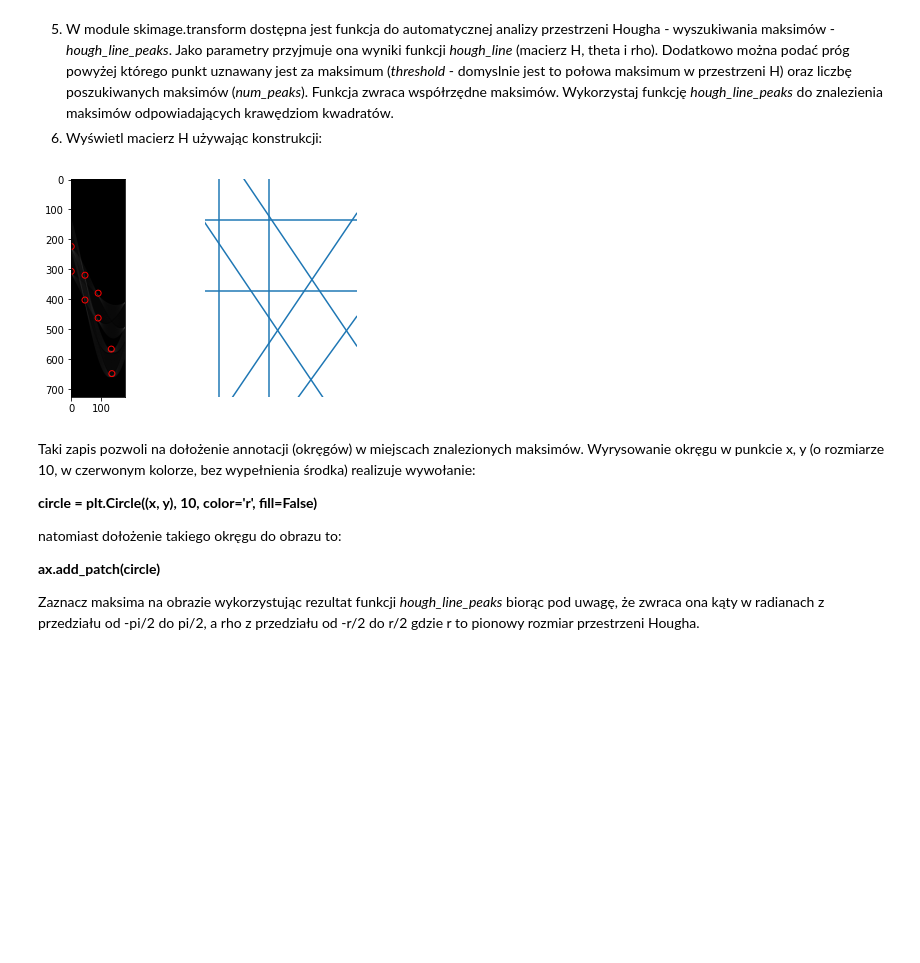
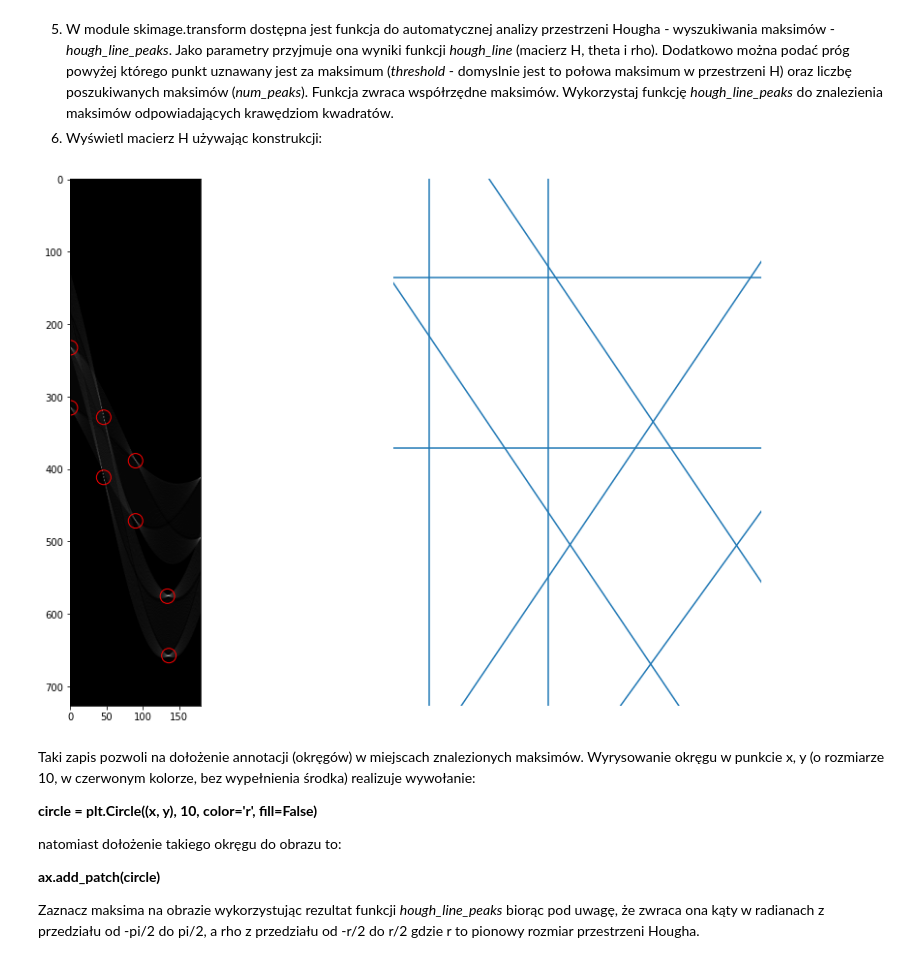
Before and after one commit to RysiekPrecikowski/WDCPO, a Jupyter notebook: sem6/lab5/Hough.ipynb, the cells around one changed output. Cells and saved outputs as stored; diff of their text form; code cells hidden in the pictures; blank space fills up the shorter version.

Commit message:
hough line peaks visualisation fixed

```diff
--- a/sem6/lab5/Hough.ipynb
+++ b/sem6/lab5/Hough.ipynb
@@ -133,21 +133,21 @@ show_hough(h, kwadraty_detected)
  5. W module skimage.transform dostępna jest funkcja do automatycznej analizy przestrzeni Hougha - wyszukiwania maksimów - *hough\_line\_peaks*. Jako parametry przyjmuje ona wyniki funkcji *hough\_line* (macierz H, theta i rho). Dodatkowo można podać próg powyżej którego punkt uznawany jest za maksimum (_threshold_ - domyslnie jest to połowa maksimum w przestrzeni H) oraz liczbę poszukiwanych maksimów (*num_peaks*). Funkcja zwraca współrzędne maksimów. Wykorzystaj funkcję *hough\_line\_peaks* do znalezienia maksimów odpowiadających krawędziom kwadratów.
  6. Wyświetl macierz H używając konstrukcji:
 # %%
-fig,ax = plt.subplots(1, 2)
+fig,ax = plt.subplots(1, 2, figsize=(15, 10))
 ax[0].set_aspect('equal')
 ax[0].imshow(h, 'gray') # gdzie H jest przestrzenią Hougha
 
 values, angles, dists = hough_line_peaks(h, theta, rho)
 
 ax[1].set_ylim((kwadraty.shape[0], 0))
 ax[1].set_xlim((0, kwadraty.shape[1]))
 ax[1].set_axis_off()
 
 for angle, dist in zip(angles, dists):
     cords = dist * np.array([np.cos(angle), np.sin(angle)])
     ax[1].axline(cords, slope=np.tan(angle + np.pi/2))
 
-    circle = plt.Circle((np.rad2deg(angle) + 90, dist + 355), 10, color='r', fill=False)
+    circle = plt.Circle((np.rad2deg(angle) + 90, dist + h.shape[0]/2), 10, color='r', fill=False)
     ax[0].add_patch(circle)
 # %% [output]
-[figure, old version]
+[figure, new version]
```
Also changed, not shown: parts of 1 cell of this notebook.
